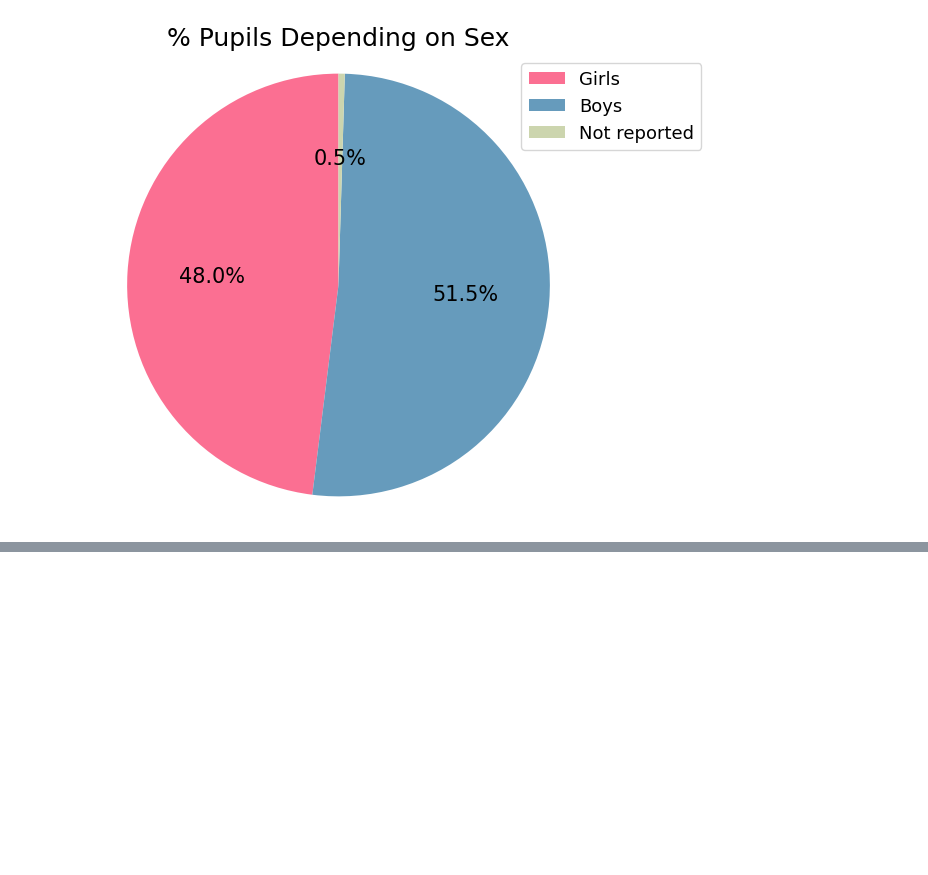
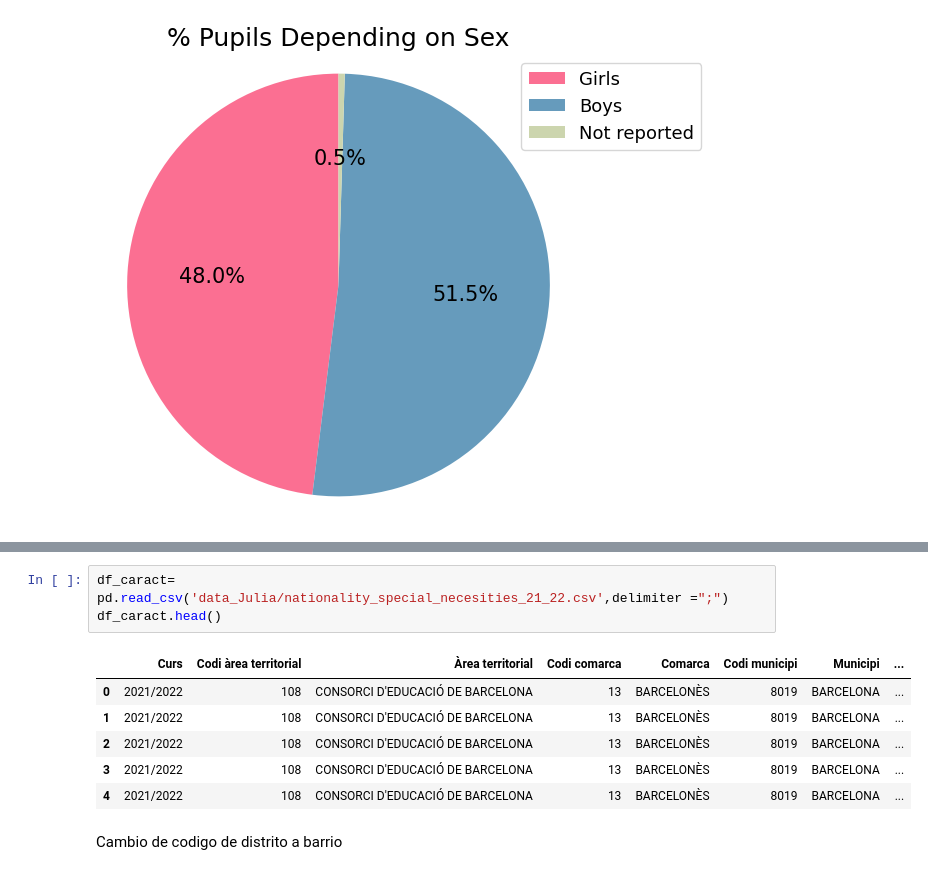
Before and after one commit to annaszymanskicortes/truco-o-dato, a Jupyter notebook: notebook_julia.ipynb, the cells around one changed output, grey strips where cells are left out. Drawn from its saved outputs; the diff is of its cells as text; blank space fills up the shorter version.

Commit message:
cambiosjulia

```diff
--- a/notebook_julia.ipynb
+++ b/notebook_julia.ipynb
@@ -153,0 +166,12 @@ plt.show()
+# %%
+df_caract= pd.read_csv('data_Julia/nationality_special_necesities_21_22.csv',delimiter =";")
+df_caract.head()
+# %% [output]
+|  | Curs | Codi àrea territorial | Àrea territorial | Codi comarca | Comarca | Codi municipi | Municipi | ... |
+| 0 | 2021/2022 | 108 | CONSORCI D'EDUCACIÓ DE BARCELONA | 13 | BARCELONÈS | 8019 | BARCELONA | ... |
+| 1 | 2021/2022 | 108 | CONSORCI D'EDUCACIÓ DE BARCELONA | 13 | BARCELONÈS | 8019 | BARCELONA | ... |
+| 2 | 2021/2022 | 108 | CONSORCI D'EDUCACIÓ DE BARCELONA | 13 | BARCELONÈS | 8019 | BARCELONA | ... |
+| 3 | 2021/2022 | 108 | CONSORCI D'EDUCACIÓ DE BARCELONA | 13 | BARCELONÈS | 8019 | BARCELONA | ... |
+| 4 | 2021/2022 | 108 | CONSORCI D'EDUCACIÓ DE BARCELONA | 13 | BARCELONÈS | 8019 | BARCELONA | ... |
+# %% [markdown]
+Cambio de codigo de distrito a barrio
```
Also changed, not shown: parts of 4 cells of this notebook.
